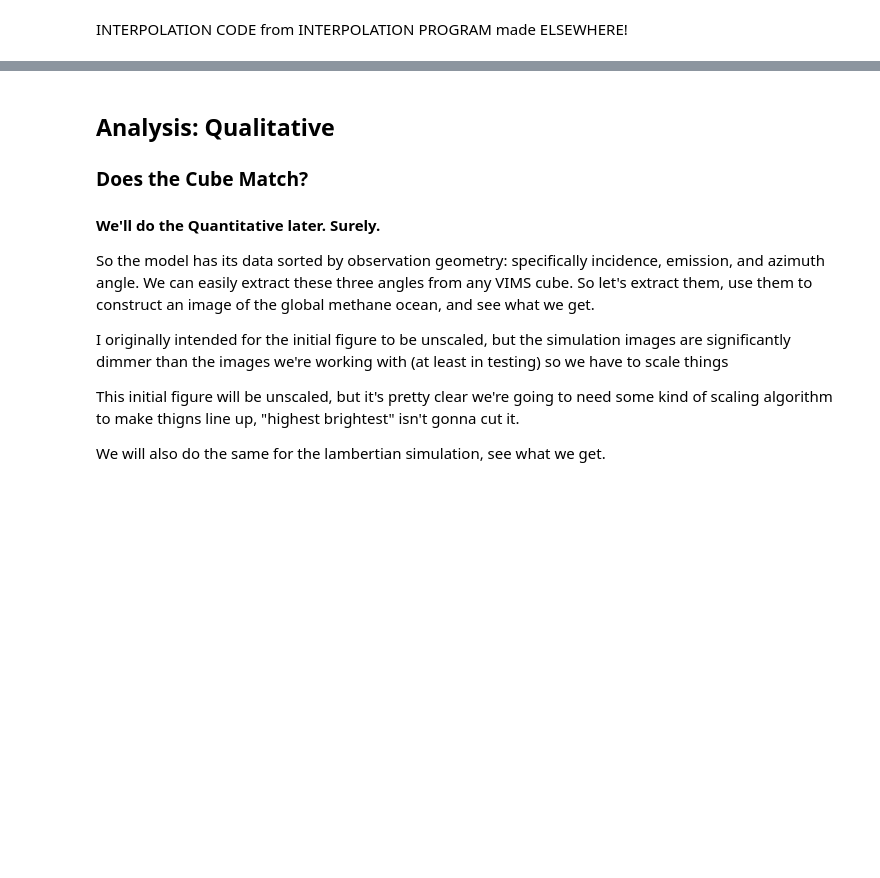
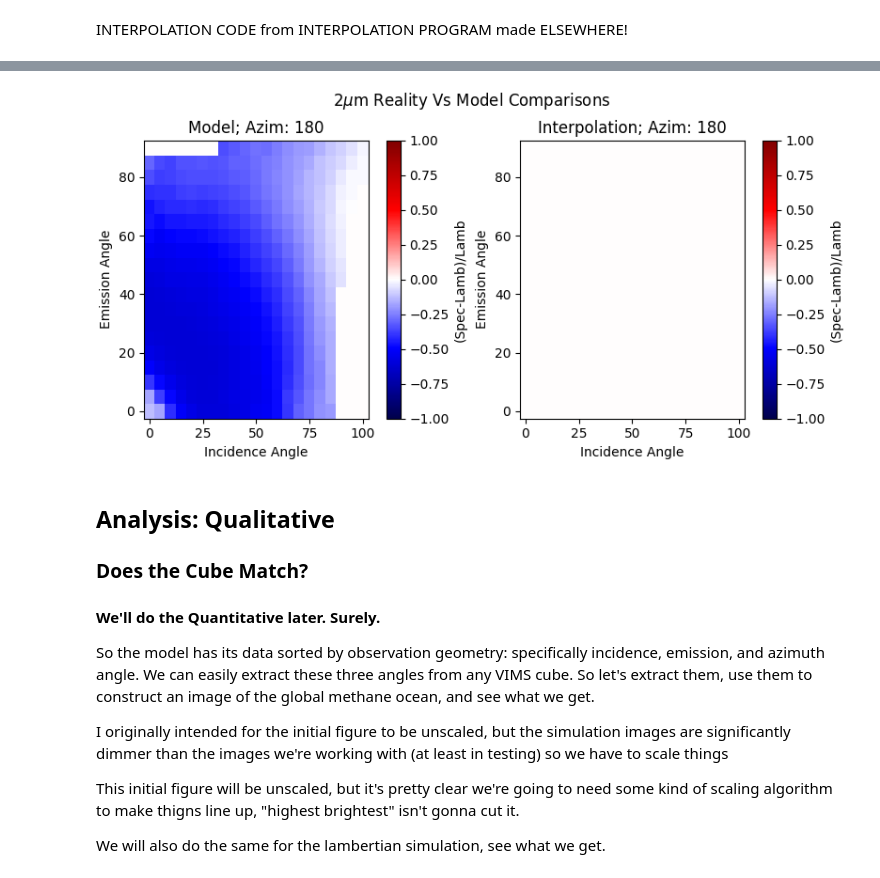
Before and after one commit to GMBlackjack/GMsNotes, a Jupyter notebook: SCRATCH WORK/LambertianSpecularDifferences/Specular Model Tester Present Comparison Method.ipynb, the cells around one changed output, grey strips where cells are left out. Drawn from its saved outputs; the diff is of its cells as text; code cells hidden in the pictures; blank space fills up the shorter version.

```diff
--- a/SCRATCH WORK/LambertianSpecularDifferences/Specular Model Tester Present Comparison Method.ipynb
+++ b/SCRATCH WORK/LambertianSpecularDifferences/Specular Model Tester Present Comparison Method.ipynb
@@ -1233,0 +1340,67 @@ ani2.pause()
+# %%
+#Two model comparison?
+
+%matplotlib ipympl
+
+realDiff = [[[0 for x in range(len(inputMatrix2[0][0]))] for x in range(len(inputMatrix2[0]))] for x in range(len(inputMatrix2))]
+modelDiff = [[[0 for x in range(len(inputMatrix2[0][0]))] for x in range(len(inputMatrix2[0]))] for x in range(len(inputMatrix2))]
+
+i,j,k = 0,0,0
+for x in range(len(inputMatrix2)):
+    j = 0
+    for y in range (len(inputMatrix2[0])):
+        k = 0
+        for z in range (len(inputMatrix2[0][0])):
+            if ( finalMatrix[i][j][k] > 0.001 and finalMatrix2[i][j][k] > 0.001):
+                realDiff[i][j][k] = (finalMatrix[i][j][k] - finalMatrix2[i][j][k])/finalMatrix2[i][j][k]
+            if ( dataWin5[i][j][k] > 0.001 and dataWin5L[i][j][k] > 0.001):
+                modelDiff[i][j][k] = (dataWin5[i][j][k] - dataWin5L[i][j][k])/dataWin5L[i][j][k]
+            k=k+1
+        j=j+1
+    i=i+1
+
+fig, axs = plt.subplots(1,2, figsize = (8,4), layout="constrained") #matplotlib's axis and figure notation is so annoying and obtuse...
+xDim = len(finalMatrix)
+yDim = len(finalMatrix[0])
+zDim = len(finalMatrix[0][0])
+
+xx = np.linspace(0, 100, 21)
+yy = np.linspace(0, 90, 19)
+
+cmap = 'seismic'
+vmin1= -1
+vmax1 = -vmin1
+vmin2 = -1
+vmax2 = -vmin2
+
+c1 = axs[0].pcolor(xx,yy, np.zeros((Y, X)), cmap=cmap,vmin=vmin1,vmax=vmax1)
+fig.colorbar(c1, ax=axs[0], label='(Spec-Lamb)/Lamb')
+c2 = axs[1].pcolor(xx,yy, np.zeros((Y, X)), cmap=cmap,vmin=vmin2,vmax=vmax2)
+fig.colorbar(c2, ax=axs[1], label='(Spec-Lamb)/Lamb')
+
+fig.suptitle("$2\mu$m Reality Vs Model Comparisons")
+
+def update(frame):
+    axs[0].clear
+    axs[1].clear
+    zz = np.zeros((yDim, xDim))
+    zz2 = np.zeros((yDim, xDim))
+    for x in range(xDim):
+        for y in range(yDim):
+            zz[y][x] = realDiff[x][y][frame]
+            zz2[y][x] = modelDiff[x][y][frame]
+    azimuth = axs[0].pcolor(xx, yy, zz2,cmap=cmap,vmin=vmin1,vmax=vmax1)
+    azimuth2 = axs[1].pcolor(xx, yy, zz,cmap=cmap,vmin=vmin2,vmax=vmax2)
+    axs[0].set(xlabel='Incidence Angle', ylabel='Emission Angle',
+           title = 'Model; Azim: '+str(angles[frame]))
+    axs[1].set(xlabel='Incidence Angle', ylabel='Emission Angle',
+           title = 'Interpolation; Azim: '+str(angles[frame]))
+
+ani3 = animation.FuncAnimation(fig, update, frames=zDim, interval=100)
+
+writer = animation.FFMpegFileWriter(fps = 2)
+ani3.save('200umRealityVsModelRelative.mp4', writer=writer)
+
+plt.show()
+# %% [output]
+[figure, added]
```
Also changed, not shown: parts of 10 cells of this notebook, 13 other files.
